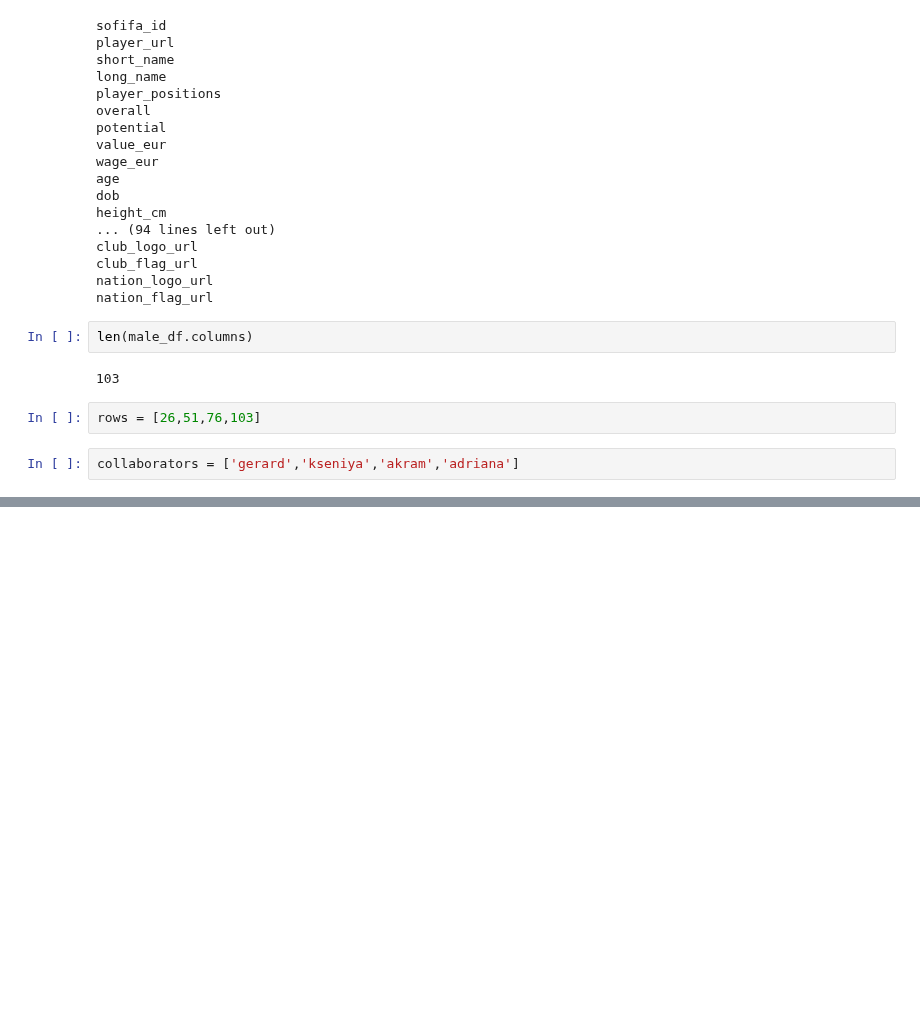
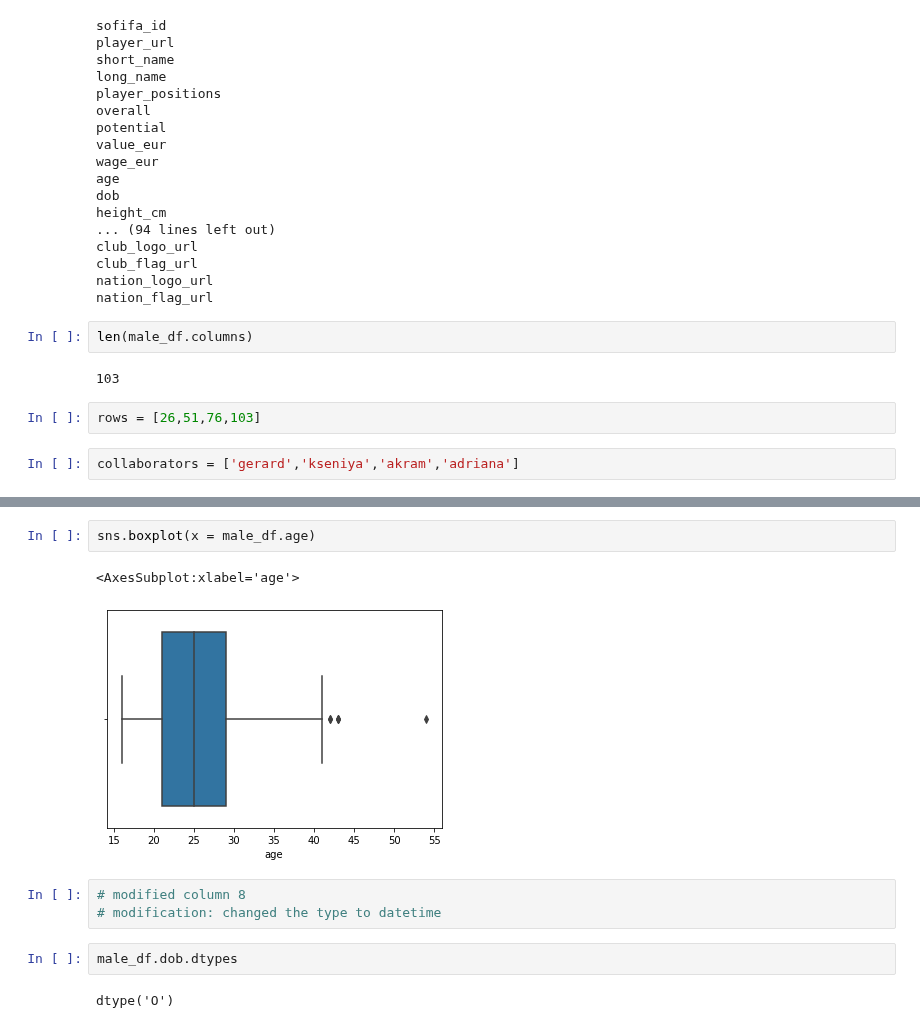
Before and after one commit to ironhack-bcn-data-pt/PR06-Machine-Learning-Group-Project, a Jupyter notebook: Project_06.ipynb, the cells around one changed output, grey strips where cells are left out. Saved outputs shown, nothing was run; the diff lists cells and outputs as text; blank space fills up the shorter version.

Commit message:
columns 6 to 10 checked

```diff
--- a/Project_06.ipynb
+++ b/Project_06.ipynb
@@ -594,0 +634,12 @@ male_df.value_eur.nsmallest(10).hist()
+# %%
+sns.boxplot(x = male_df.age)
+# %% [output]
+<AxesSubplot:xlabel='age'>
+[figure, added]
+# %%
+# modified column 8
+# modification: changed the type to datetime
+# %%
+male_df.dob.dtypes
+# %% [output]
+dtype('O')
```
Also changed, not shown: parts of 69 cells of this notebook.
